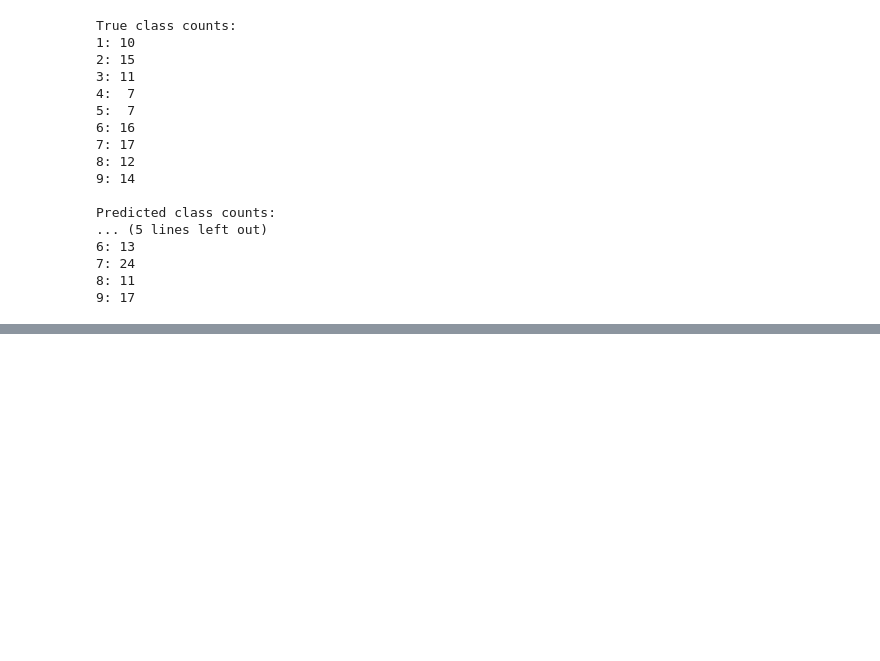
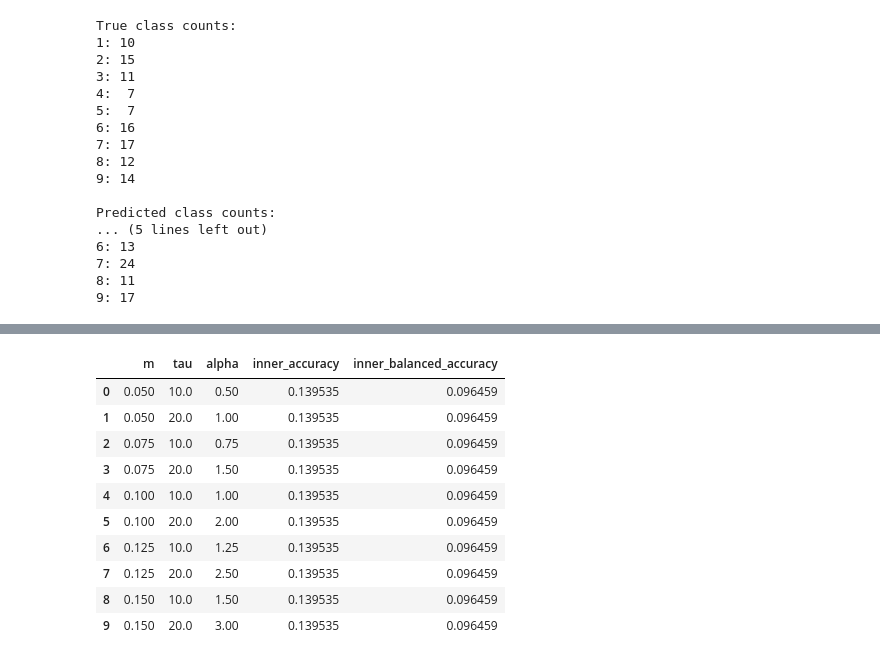
Before and after one commit to Shafiq-Abdu/number-simplex-reproduction, a Jupyter notebook: notebooks1/08_gamma_poisson_bayesian_decoding.ipynb, the cells around one changed output, grey strips where cells are left out. Cells and saved outputs as stored; diff of their text form; code cells hidden in the pictures; blank space fills up the shorter version.

```diff
--- a/notebooks1/08_gamma_poisson_bayesian_decoding.ipynb
+++ b/notebooks1/08_gamma_poisson_bayesian_decoding.ipynb
@@ -1198,0 +3696,26 @@ Predicted class counts:
+# %%
+inner_cv = StratifiedGroupKFold(
+    n_splits=4,
+    shuffle=True,
+    random_state=101
+)
+
+inner_splits = list(
+    inner_cv.split(
+        X_outer_train,
+        y_outer_train,
+        groups=groups_outer_train
+    )
+)
+
+print("Number of inner folds:", len(inner_splits))
+
+for fold, (train_idx, val_idx) in enumerate(
+    inner_splits,
+    start=1
+):
+    print(
+        f"Inner fold {fold}: "
+        f"train={len(train_idx)}, "
+        f"validation={len(val_idx)}"
+    )
@@ -1198,0 +3852,28 @@ Predicted class counts:
+# %%
+model2_ranked_df = (
+    model2_grid_df
+    .sort_values(
+        [
+            "inner_balanced_accuracy",
+            "inner_accuracy"
+        ],
+        ascending=False
+    )
+    .reset_index(drop=True)
+)
+
+display(
+    model2_ranked_df.head(10)
+)
+# %% [output]
+|  | m | tau | alpha | inner_accuracy | inner_balanced_accuracy |
+| 0 | 0.050 | 10.0 | 0.50 | 0.139535 | 0.096459 |
+| 1 | 0.050 | 20.0 | 1.00 | 0.139535 | 0.096459 |
+| 2 | 0.075 | 10.0 | 0.75 | 0.139535 | 0.096459 |
+| 3 | 0.075 | 20.0 | 1.50 | 0.139535 | 0.096459 |
+| 4 | 0.100 | 10.0 | 1.00 | 0.139535 | 0.096459 |
+| 5 | 0.100 | 20.0 | 2.00 | 0.139535 | 0.096459 |
+| 6 | 0.125 | 10.0 | 1.25 | 0.139535 | 0.096459 |
+| 7 | 0.125 | 20.0 | 2.50 | 0.139535 | 0.096459 |
+| 8 | 0.150 | 10.0 | 1.50 | 0.139535 | 0.096459 |
+| 9 | 0.150 | 20.0 | 3.00 | 0.139535 | 0.096459 |
```
Also changed, not shown: parts of 62 cells of this notebook, 15 other files.
